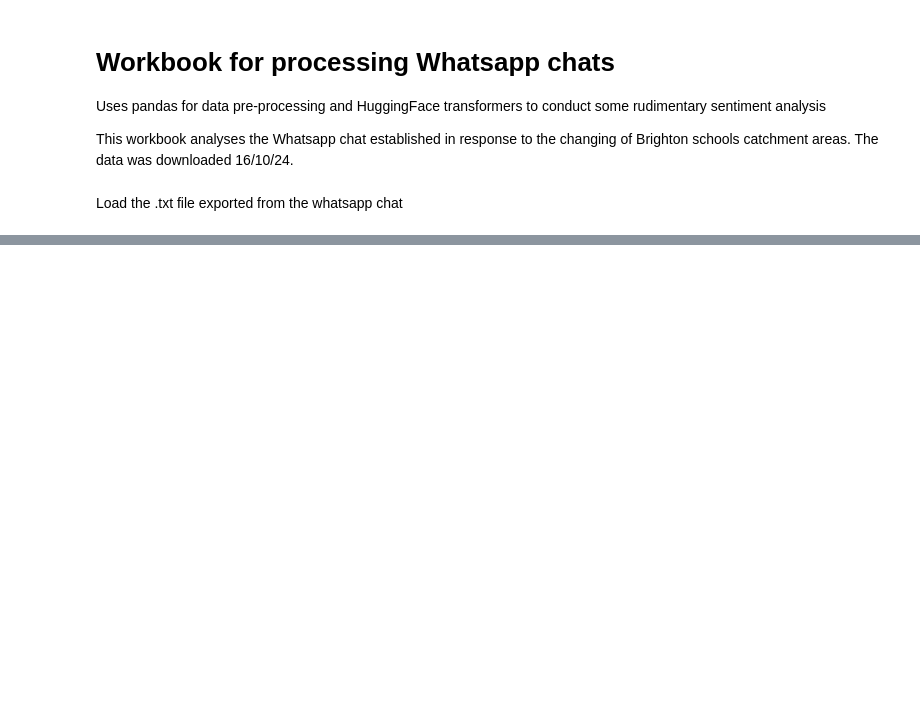
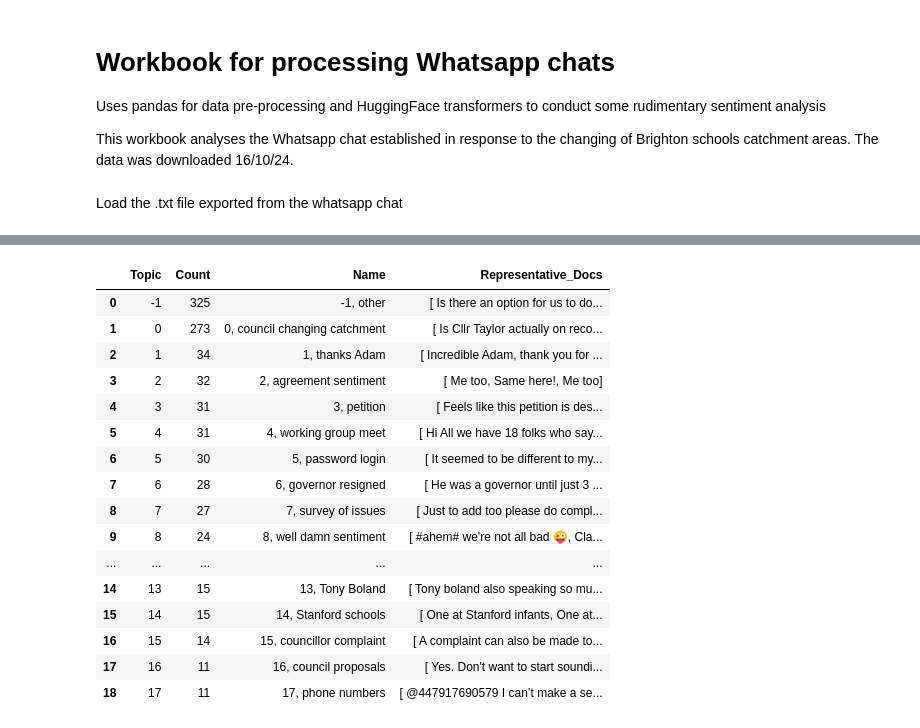
Before and after one commit to Bea-Taylor/BH_Secondary_Admissions_Analysis, a Jupyter notebook: sentiment_analysis/sentiment_analysis_whatsapp.ipynb, the cells around one changed output, grey strips where cells are left out. Drawn from its saved outputs; the diff is of its cells as text; code cells hidden in the pictures; blank space fills up the shorter version.

```diff
--- a/sentiment_analysis/sentiment_analysis_whatsapp.ipynb
+++ b/sentiment_analysis/sentiment_analysis_whatsapp.ipynb
@@ -61,0 +130,23 @@ df.tail()
+# %%
+new_topic_labels = ['-1, other',
+ '0, council changing catchment',
+ '1, thanks Adam',
+ '2, agreement sentiment',
+ '3, petition',
+ '4, working group meet',
+ '5, password login',
+ '6, governor resigned',
+ '7, survey of issues',
+ '8, well damn sentiment',
+ '9, Bella Sankey',
+ '10, class debate',
+ '11, complaint to council',
+ '12, websites',
+ '13, Tony Boland',
+ '14, Stanford schools',
+ '15, councillor complaint',
+ '16, council proposals',
+ '17, phone numbers']
+
+model.set_topic_labels(new_topic_labels)
+model.custom_labels_
@@ -61,0 +173,22 @@ df.tail()
+# %%
+topic_table = topic_info[['Topic', 'Count', 'Name', 'Representative_Docs']]
+topic_table['Name'] = model.custom_labels_
+topic_table
+# %% [output]
+|  | Topic | Count | Name | Representative_Docs |
+| 0 | -1 | 325 | -1, other | [ Is there an option for us to do... |
+| 1 | 0 | 273 | 0, council changing catchment | [ Is Cllr Taylor actually on reco... |
+| 2 | 1 | 34 | 1, thanks Adam | [ Incredible Adam, thank you for ... |
+| 3 | 2 | 32 | 2, agreement sentiment | [ Me too, Same here!, Me too] |
+| 4 | 3 | 31 | 3, petition | [ Feels like this petition is des... |
+| 5 | 4 | 31 | 4, working group meet | [ Hi All we have 18 folks who say... |
+| 6 | 5 | 30 | 5, password login | [ It seemed to be different to my... |
+| 7 | 6 | 28 | 6, governor resigned | [ He was a governor until just 3 ... |
+| 8 | 7 | 27 | 7, survey of issues | [ Just to add too please do compl... |
+| 9 | 8 | 24 | 8, well damn sentiment | [ #ahem# we're not all bad 😜, Cla... |
+| ... | ... | ... | ... | ... |
+| 14 | 13 | 15 | 13, Tony Boland | [ Tony boland also speaking so mu... |
+| 15 | 14 | 15 | 14, Stanford schools | [ One at Stanford infants, One at... |
+| 16 | 15 | 14 | 15, councillor complaint | [ A complaint can also be made to... |
+| 17 | 16 | 11 | 16, council proposals | [ Yes. Don't want to start soundi... |
+| 18 | 17 | 11 | 17, phone numbers | [ @447917690579 I can’t make a se... |
```
Also changed, not shown: parts of 16 cells of this notebook.
